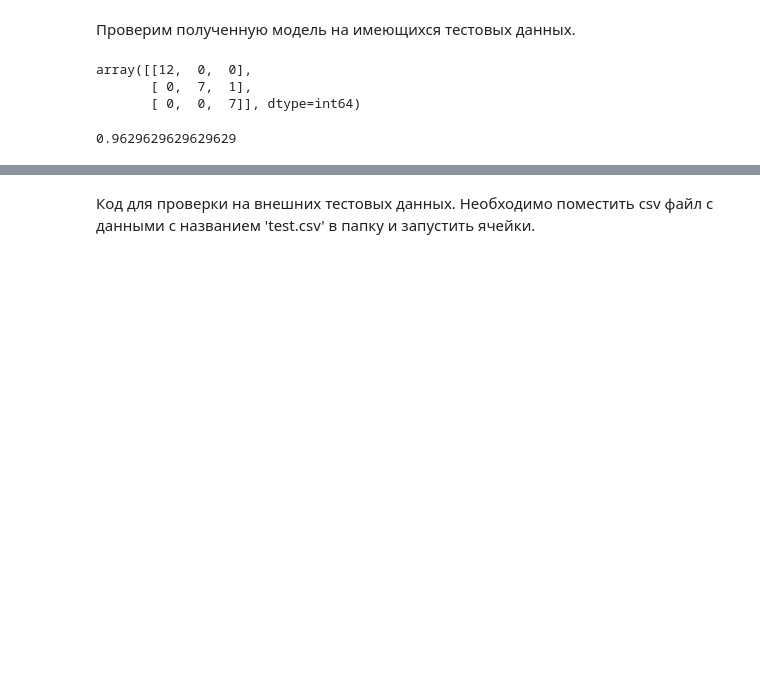
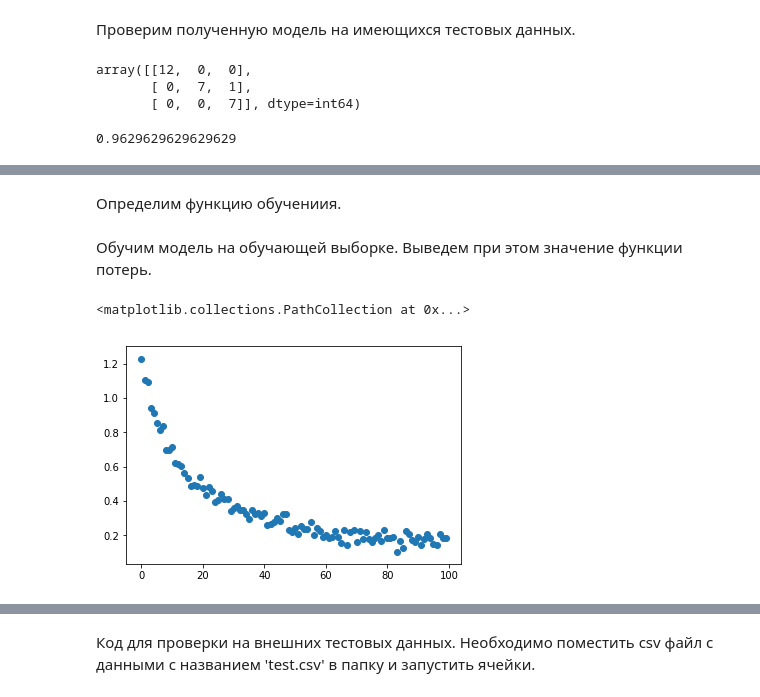
Before and after one commit to VadRad/Accident-rate-classification, a Jupyter notebook: Classification_Notebook.ipynb, the cells around one changed output, grey strips where cells are left out. Saved outputs shown, nothing was run; the diff lists cells and outputs as text; code cells hidden in the pictures; blank space fills up the shorter version.

```diff
--- a/Classification_Notebook.ipynb
+++ b/Classification_Notebook.ipynb
@@ -201,0 +221,3 @@ accuracy_score(y_test, tree_grid_pred)
+# %%
+X_nn = torch.autograd.Variable(torch.FloatTensor(X_train))
+y_nn = torch.autograd.Variable(torch.LongTensor(y_train.astype(np.int64))) - 1
@@ -201,0 +231,38 @@ accuracy_score(y_test, tree_grid_pred)
+# %%
+torch.manual_seed(42)
+np.random.seed(42)
+D_in, H1, H2, D_out = 4, 50, 50, 3
+model = torch.nn.Sequential(
+    torch.nn.Linear(D_in, H1),
+    torch.nn.Dropout(),
+    torch.nn.ReLU(),
+    torch.nn.Linear(H1, H2),
+    torch.nn.Dropout(),
+    torch.nn.ReLU(),
+    torch.nn.Linear(H2, D_out),
+)
+
+loss_fn = nn.CrossEntropyLoss()
+optimizer = torch.optim.Adam(model.parameters(), lr=0.01)
+# %% [markdown]
+Определим функцию обучениия.
+# %%
+def train(num_epoch):
+    train_losses = []
+    for i in range(num_epoch):
+        model.train(True)
+        y_pred = model(X_nn)
+        loss = loss_fn(y_pred, y_nn)
+        optimizer.zero_grad()
+        loss.backward()
+        optimizer.step()
+        train_losses.append(loss.item())
+    return train_losses
+# %% [markdown]
+Обучим модель на обучающей выборке. Выведем при этом значение функции потерь.
+# %%
+train_losses = train(100)
+plt.scatter(range(len(train_losses)), train_losses)
+# %% [output]
+<matplotlib.collections.PathCollection at 0x...>
+[figure, added]
```
Also changed, not shown: parts of 24 cells of this notebook.
